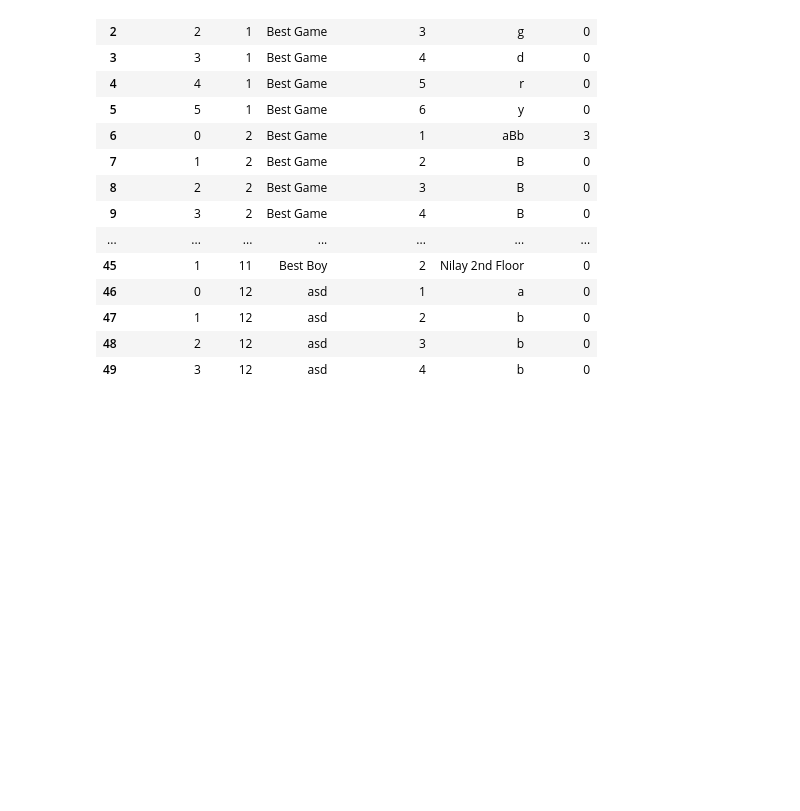
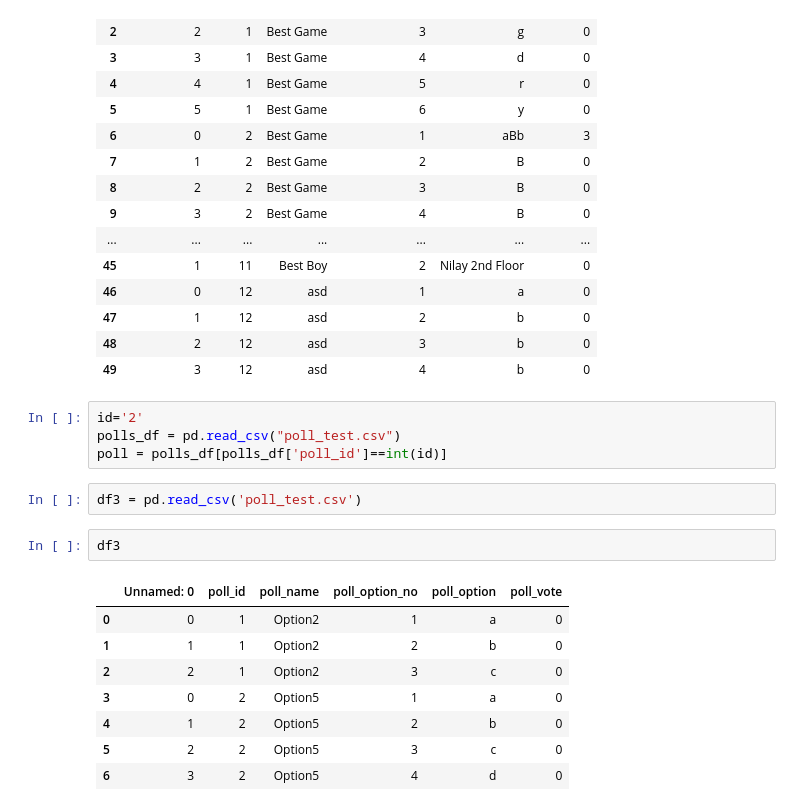
Before and after one commit to gupta-aayushkr/Polling-App, a Jupyter notebook: test.ipynb, the cells around one changed output. Cells and saved outputs as stored; diff of their text form; blank space fills up the shorter version.

```diff
--- a/test.ipynb
+++ b/test.ipynb
@@ -453,3 +453,20 @@ polls_df
 | 47 | 1 | 12 | asd | 2 | b | 0 |
 | 48 | 2 | 12 | asd | 3 | b | 0 |
 | 49 | 3 | 12 | asd | 4 | b | 0 |
+# %%
+id='2'
+polls_df = pd.read_csv("poll_test.csv")
+poll = polls_df[polls_df['poll_id']==int(id)]
+# %%
+df3 = pd.read_csv('poll_test.csv')
+# %%
+df3
+# %% [output]
+|  | Unnamed: 0 | poll_id | poll_name | poll_option_no | poll_option | poll_vote |
+| 0 | 0 | 1 | Option2 | 1 | a | 0 |
+| 1 | 1 | 1 | Option2 | 2 | b | 0 |
+| 2 | 2 | 1 | Option2 | 3 | c | 0 |
+| 3 | 0 | 2 | Option5 | 1 | a | 0 |
+| 4 | 1 | 2 | Option5 | 2 | b | 0 |
+| 5 | 2 | 2 | Option5 | 3 | c | 0 |
+| 6 | 3 | 2 | Option5 | 4 | d | 0 |
```
Also changed, not shown: parts of 2 cells of this notebook, 3 other files.
